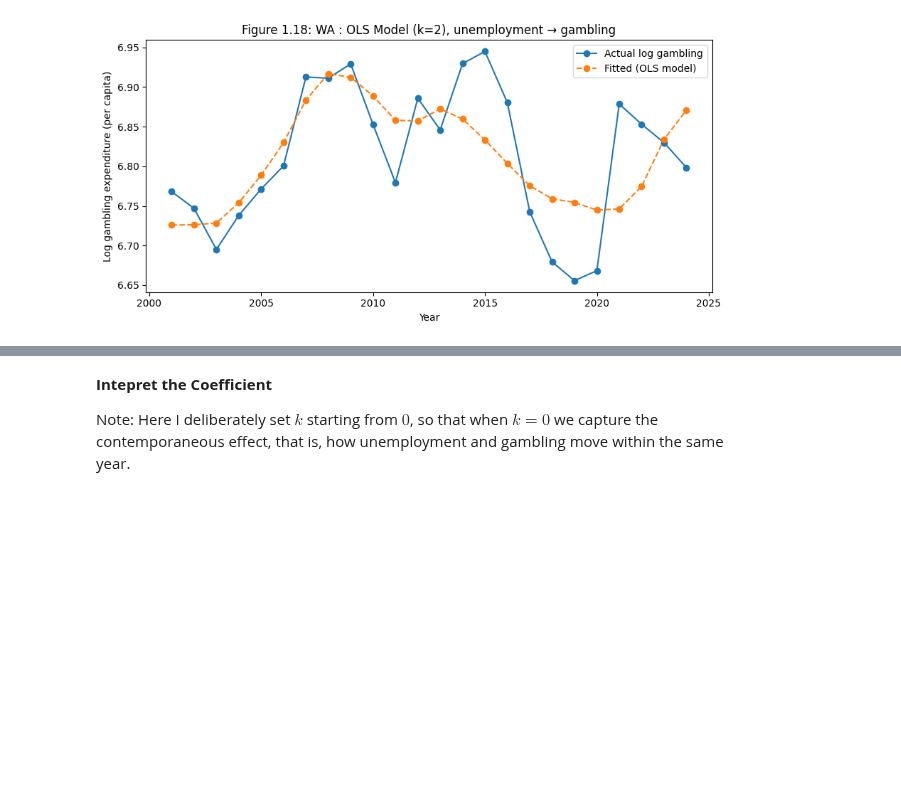
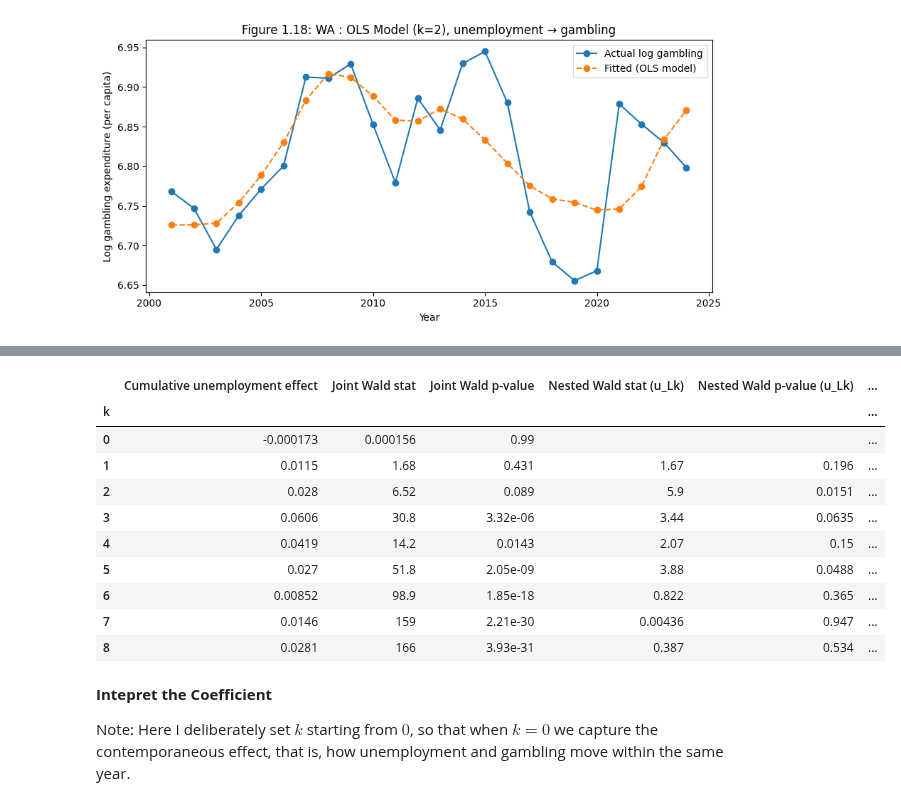
Before and after one commit to ttsupra30/QM2, a Jupyter notebook: absolutefinalQM_updated_.ipynb, the cells around one changed output, grey strips where cells are left out. Cells and saved outputs as stored; diff of their text form; code cells hidden in the pictures; blank space fills up the shorter version.

```diff
--- a/absolutefinalQM_updated_.ipynb
+++ b/absolutefinalQM_updated_.ipynb
@@ -699,3 +794,75 @@ run_all_plots_modelB(df_flat, p=2, start_fig=10)
+# %%
+import numpy as np
+import pandas as pd
+#table to display results for model B
+
+P_MAX = 8
+rows = []
+
+for k in range(0, P_MAX + 1):
+
+    # run National model B
+    res, used = ts_ols_modelB(nat_all, year_col=YEAR, p=k)
+
+    # cumulative effect
+    cum_eff = sum(float(res.params.get(f"u_L{i}", 0.0)) for i in range(0, k + 1))
+
+    # joint Wald test on u_L0..u_Lk
+    terms = [f"u_L{i}" for i in range(0, k + 1)]
+    hypothesis_joint = " = ".join(terms) + " = 0"
+    wt_joint = res.wald_test(hypothesis_joint, scalar=True)
+
+    # nested (incremental) Wald: does the NEWLY added lag matter?
+    # i.e., H0: u_Lk = 0
+    if k == 0:
+        nested_p = np.nan
+        nested_stat = np.nan
+    else:
+        hypothesis_nested = f"u_L{k} = 0"
+        wt_nested = res.wald_test(hypothesis_nested, scalar=True)
+        nested_stat = float(wt_nested.statistic)
+        nested_p = float(wt_nested.pvalue)
+
+    rows.append({
+        "k": k,
+        "Cumulative unemployment effect": cum_eff,
+        "Joint Wald stat": float(wt_joint.statistic),
+        "Joint Wald p-value": float(wt_joint.pvalue),
+        "Nested Wald stat (u_Lk)": nested_stat,
+        "Nested Wald p-value (u_Lk)": nested_p,
+        "N": int(res.nobs),
+    })
+
+# build table
+sens_table_B = pd.DataFrame(rows).set_index("k")
+
+# ---- format to 3 sf
+def fmt_3sf(x):
+    if pd.isna(x):
+        return ""
+    return f"{x:.3g}"
+
+sens_table_B_fmt = sens_table_B.copy()
+for col in sens_table_B_fmt.columns:
+    if col == "N":
+        sens_table_B_fmt[col] = sens_table_B_fmt[col].astype(int)
+    else:
+        sens_table_B_fmt[col] = sens_table_B_fmt[col].apply(fmt_3sf)
+
+# display for table B
+sens_table_B_fmt
+# %% [output]
+|  | Cumulative unemployment effect | Joint Wald stat | Joint Wald p-value | Nested Wald stat (u_Lk) | Nested Wald p-value (u_Lk) | ... |
+| k |  |  |  |  |  | ... |
+| 0 | -0.000173 | 0.000156 | 0.99 |  |  | ... |
+| 1 | 0.0115 | 1.68 | 0.431 | 1.67 | 0.196 | ... |
+| 2 | 0.028 | 6.52 | 0.089 | 5.9 | 0.0151 | ... |
+| 3 | 0.0606 | 30.8 | 3.32e-06 | 3.44 | 0.0635 | ... |
+| 4 | 0.0419 | 14.2 | 0.0143 | 2.07 | 0.15 | ... |
+| 5 | 0.027 | 51.8 | 2.05e-09 | 3.88 | 0.0488 | ... |
+| 6 | 0.00852 | 98.9 | 1.85e-18 | 0.822 | 0.365 | ... |
+| 7 | 0.0146 | 159 | 2.21e-30 | 0.00436 | 0.947 | ... |
+| 8 | 0.0281 | 166 | 3.93e-31 | 0.387 | 0.534 | ... |
 # %% [markdown]
 **Intepret the Coefficient**
 
```
Also changed, not shown: parts of 20 cells of this notebook.
